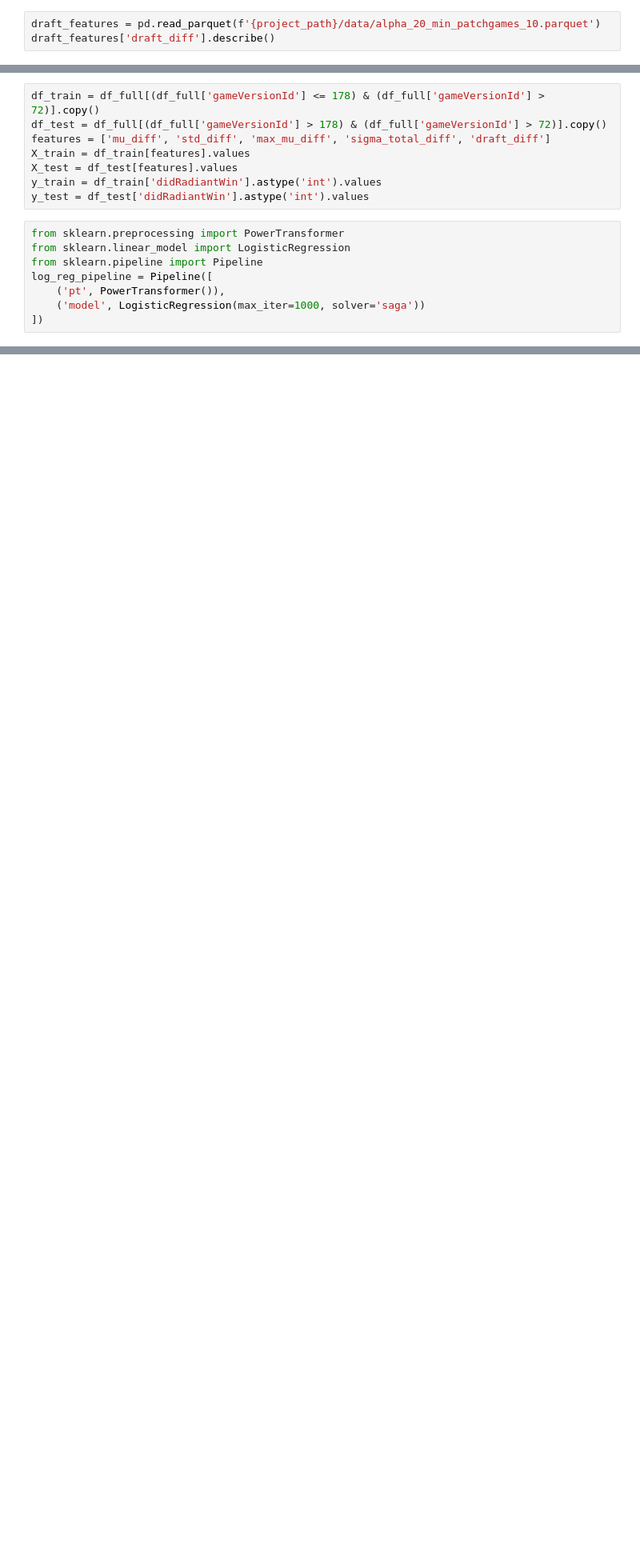
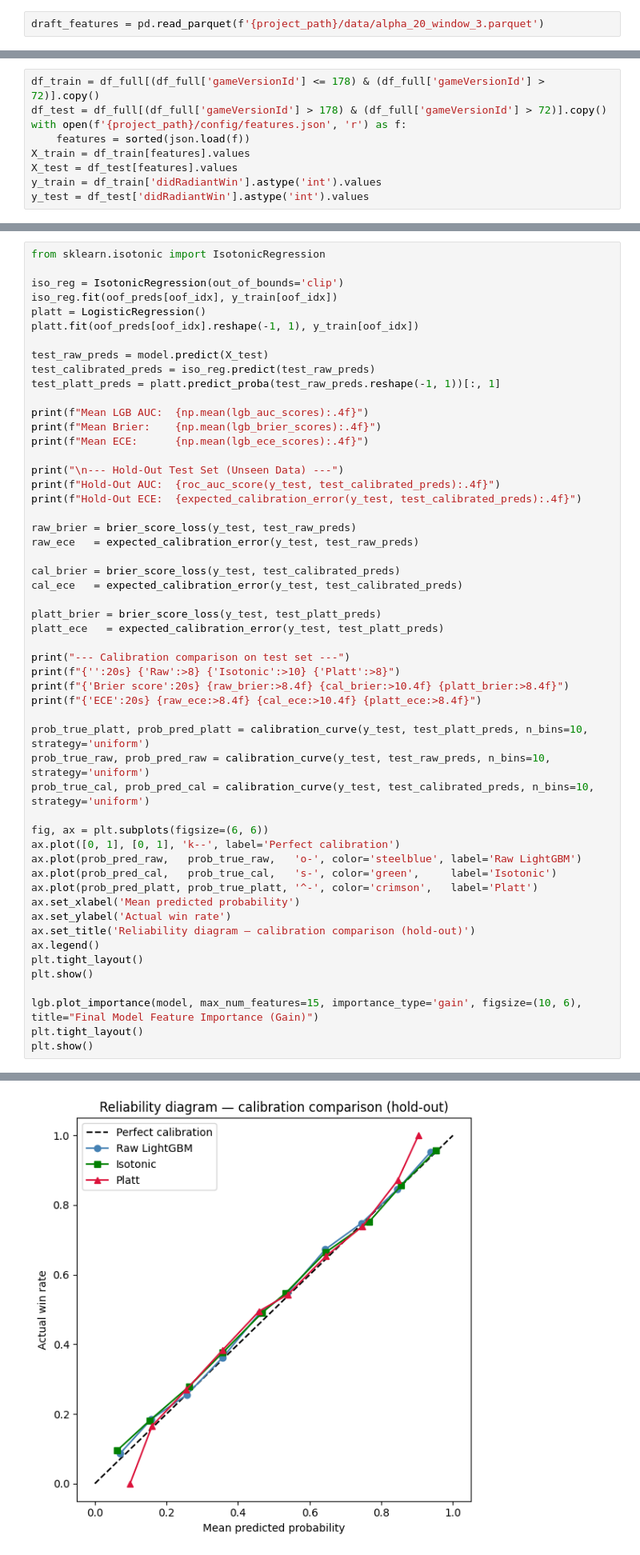
Before and after one commit to b-bige/dota-analytics, a Jupyter notebook: src/notebooks/train_model.ipynb, the cells around one changed output, grey strips where cells are left out. Shown at 80% size. Cells and saved outputs as stored; diff of their text form; blank space fills up the shorter version.

```diff
--- a/src/notebooks/train_model.ipynb
+++ b/src/notebooks/train_model.ipynb
@@ -12,5 +13,4 @@ from src.database import DatabaseManager
 import pyarrow.parquet as pq
 db = DatabaseManager()
 # %%
-draft_features = pd.read_parquet(f'{project_path}/data/alpha_20_min_patchgames_10.parquet')
-draft_features['draft_diff'].describe()
+draft_features = pd.read_parquet(f'{project_path}/data/alpha_20_window_3.parquet')
@@ -97,16 +81,9 @@ df_full[df_full['gameVersionId'] > 72].sort_values(by='gameVersionId', ascending
 # %%
 df_train = df_full[(df_full['gameVersionId'] <= 178) & (df_full['gameVersionId'] > 72)].copy()
 df_test = df_full[(df_full['gameVersionId'] > 178) & (df_full['gameVersionId'] > 72)].copy()
-features = ['mu_diff', 'std_diff', 'max_mu_diff', 'sigma_total_diff', 'draft_diff']
+with open(f'{project_path}/config/features.json', 'r') as f:
+    features = sorted(json.load(f))
 X_train = df_train[features].values
 X_test = df_test[features].values
 y_train = df_train['didRadiantWin'].astype('int').values
 y_test = df_test['didRadiantWin'].astype('int').values
-# %%
-from sklearn.preprocessing import PowerTransformer
-from sklearn.linear_model import LogisticRegression
-from sklearn.pipeline import Pipeline
-log_reg_pipeline = Pipeline([
-    ('pt', PowerTransformer()),
-    ('model', LogisticRegression(max_iter=1000, solver='saga'))
-])
@@ -167,0 +194,54 @@ weighted avg       0.59      0.59      0.59     35390
+# %%
+from sklearn.isotonic import IsotonicRegression
+
+iso_reg = IsotonicRegression(out_of_bounds='clip')
+iso_reg.fit(oof_preds[oof_idx], y_train[oof_idx])
+platt = LogisticRegression()
+platt.fit(oof_preds[oof_idx].reshape(-1, 1), y_train[oof_idx])
+
+test_raw_preds = model.predict(X_test)
+test_calibrated_preds = iso_reg.predict(test_raw_preds)
+test_platt_preds = platt.predict_proba(test_raw_preds.reshape(-1, 1))[:, 1]
+
+print(f"Mean LGB AUC:  {np.mean(lgb_auc_scores):.4f}")
+print(f"Mean Brier:    {np.mean(lgb_brier_scores):.4f}")
+print(f"Mean ECE:      {np.mean(lgb_ece_scores):.4f}")
+
+print("\n--- Hold-Out Test Set (Unseen Data) ---")
+print(f"Hold-Out AUC:  {roc_auc_score(y_test, test_calibrated_preds):.4f}")
+print(f"Hold-Out ECE:  {expected_calibration_error(y_test, test_calibrated_preds):.4f}")
+
+raw_brier = brier_score_loss(y_test, test_raw_preds)
+raw_ece   = expected_calibration_error(y_test, test_raw_preds)
+
+cal_brier = brier_score_loss(y_test, test_calibrated_preds)
+cal_ece   = expected_calibration_error(y_test, test_calibrated_preds)
+
+platt_brier = brier_score_loss(y_test, test_platt_preds)
+platt_ece   = expected_calibration_error(y_test, test_platt_preds)
+
+print("--- Calibration comparison on test set ---")
+print(f"{'':20s} {'Raw':>8} {'Isotonic':>10} {'Platt':>8}")
+print(f"{'Brier score':20s} {raw_brier:>8.4f} {cal_brier:>10.4f} {platt_brier:>8.4f}")
+print(f"{'ECE':20s} {raw_ece:>8.4f} {cal_ece:>10.4f} {platt_ece:>8.4f}")
+
+prob_true_platt, prob_pred_platt = calibration_curve(y_test, test_platt_preds, n_bins=10, strategy='uniform')
+prob_true_raw, prob_pred_raw = calibration_curve(y_test, test_raw_preds, n_bins=10, strategy='uniform')
+prob_true_cal, prob_pred_cal = calibration_curve(y_test, test_calibrated_preds, n_bins=10, strategy='uniform')
+
+fig, ax = plt.subplots(figsize=(6, 6))
+ax.plot([0, 1], [0, 1], 'k--', label='Perfect calibration')
+ax.plot(prob_pred_raw,   prob_true_raw,   'o-', color='steelblue', label='Raw LightGBM')
+ax.plot(prob_pred_cal,   prob_true_cal,   's-', color='green',     label='Isotonic')
+ax.plot(prob_pred_platt, prob_true_platt, '^-', color='crimson',   label='Platt')
+ax.set_xlabel('Mean predicted probability')
+ax.set_ylabel('Actual win rate')
+ax.set_title('Reliability diagram — calibration comparison (hold-out)')
+ax.legend()
+plt.tight_layout()
+plt.show()
+
+lgb.plot_importance(model, max_num_features=15, importance_type='gain', figsize=(10, 6), title="Final Model Feature Importance (Gain)")
+plt.tight_layout()
+plt.show()
+# %% [output]
@@ -167,0 +259 @@ weighted avg       0.59      0.59      0.59     35390
+[figure, added]
```
Also changed, not shown: parts of 14 cells of this notebook, 13 other files.
